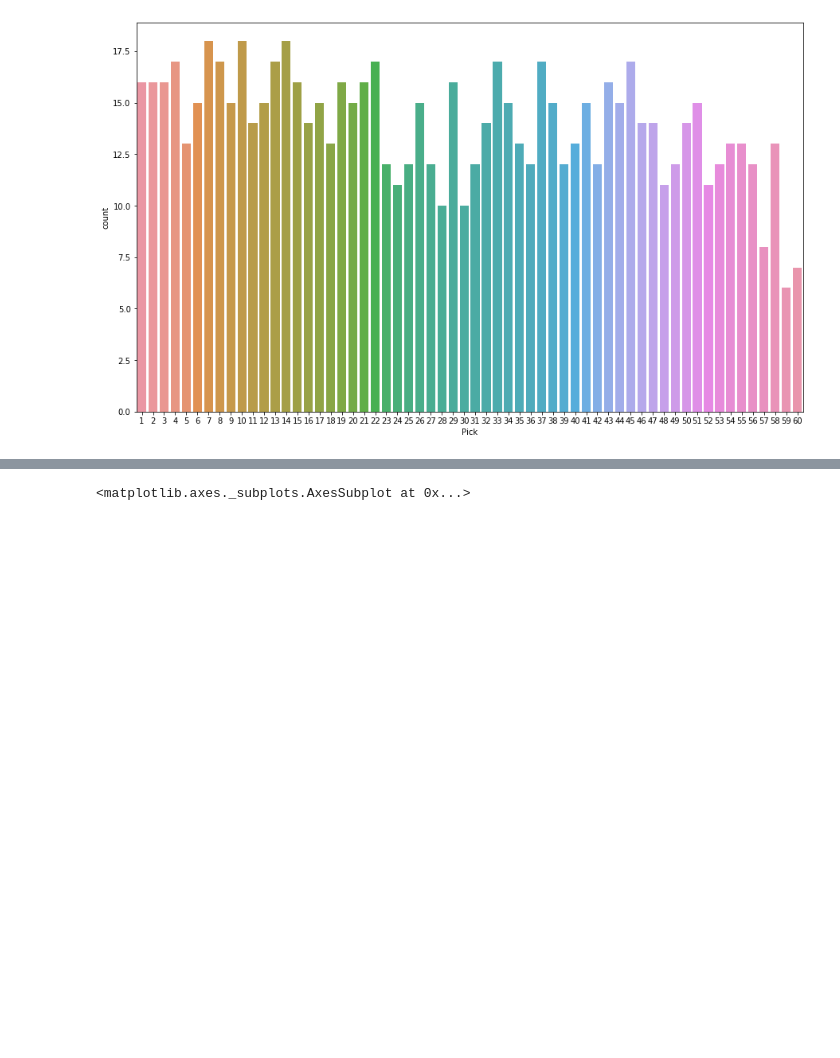
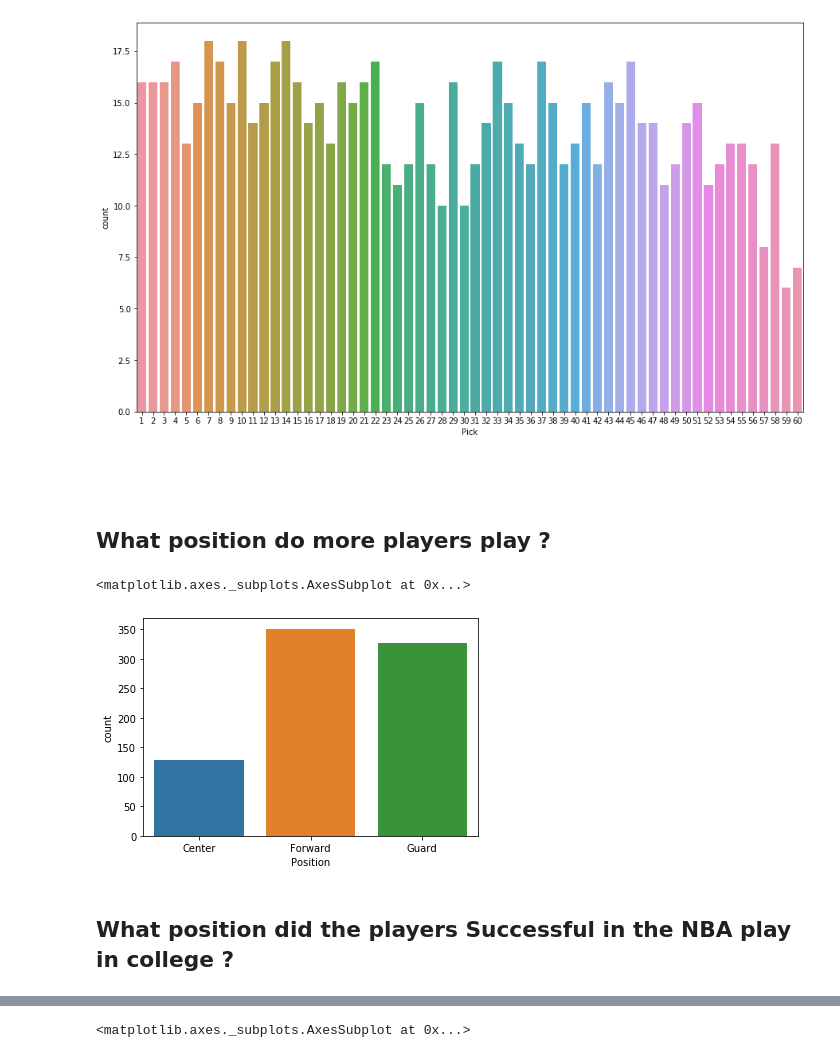
Before and after one commit to akshaygupta16/NBADraftAssistant, a Jupyter notebook: NBADraftPicker.ipynb, the cells around one changed output, grey strips where cells are left out. Drawn from its saved outputs; the diff is of its cells as text; code cells hidden in the pictures; blank space fills up the shorter version.

```diff
--- a/NBADraftPicker.ipynb
+++ b/NBADraftPicker.ipynb
@@ -98,3 +236,15 @@ sns.countplot(x=players_data['Pick'])
 # %% [output]
 <matplotlib.axes._subplots.AxesSubplot at 0x...>
 [figure]
+# %% [markdown]
+<br>
+<br>
+
+## What position do more players play ?
+# %%
+sns.countplot(players_data['Position'])
+# %% [output]
+<matplotlib.axes._subplots.AxesSubplot at 0x...>
+[figure, added]
+# %% [markdown]
+## What position did the players Successful in the NBA play in college ?
```
Also changed, not shown: parts of 33 cells of this notebook.
